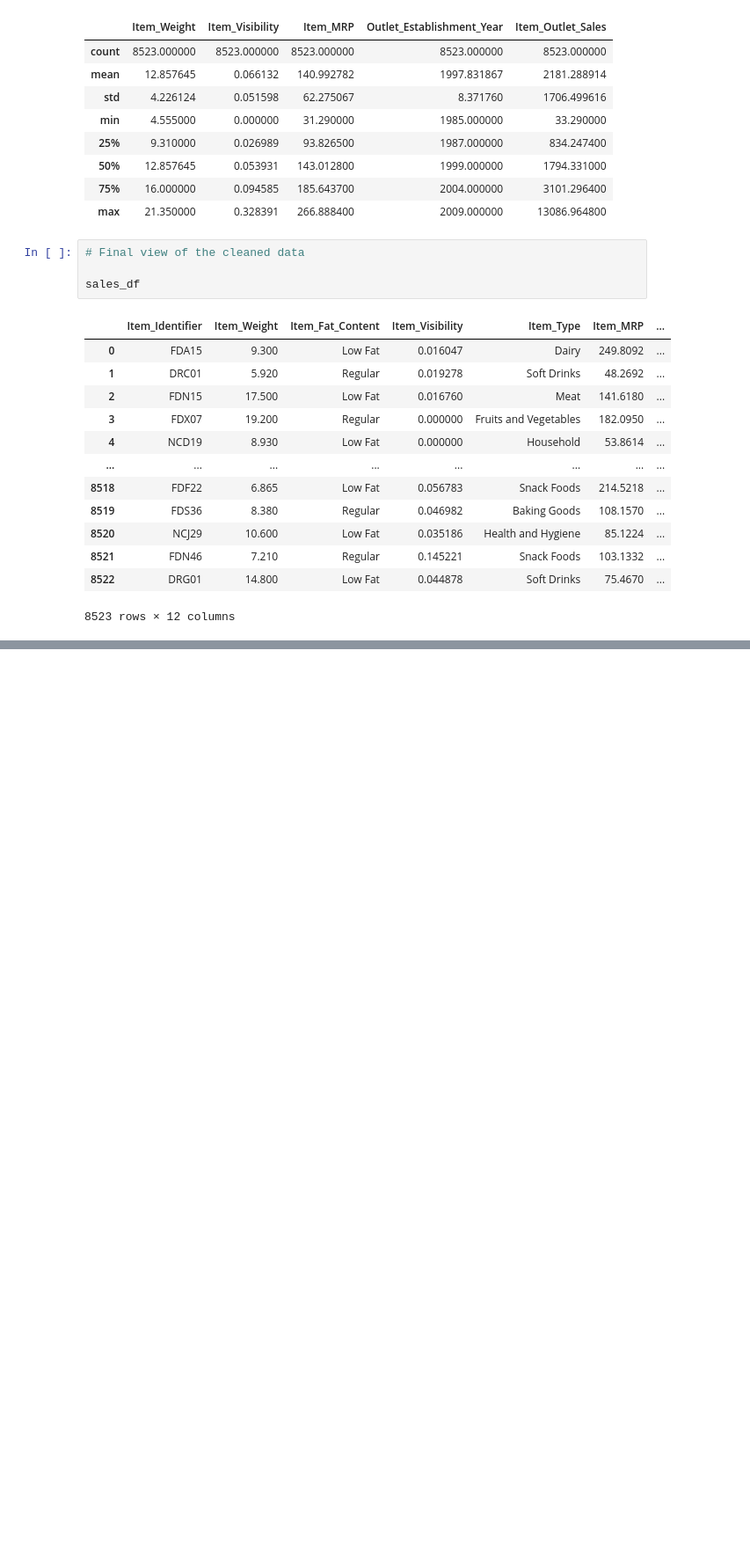
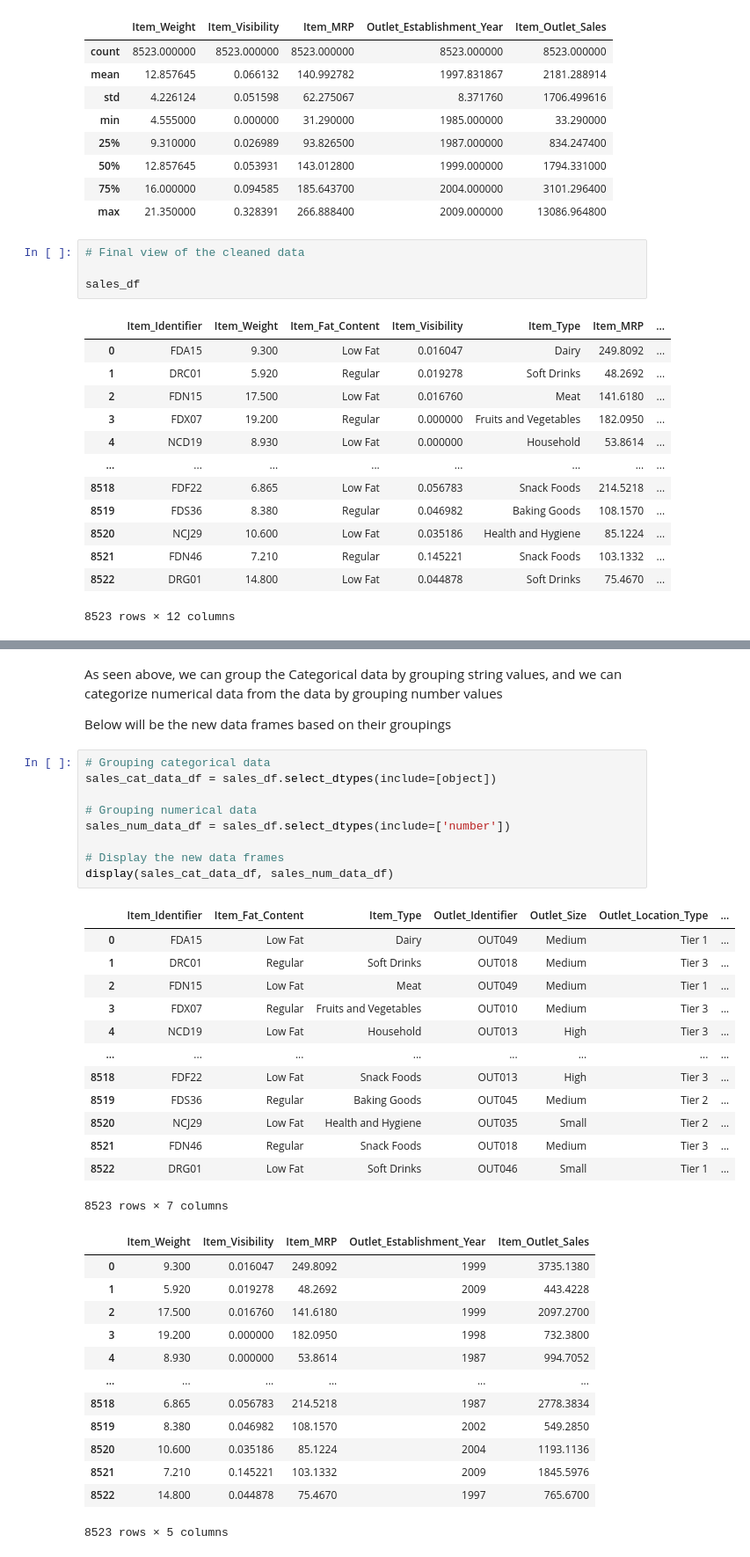
Before and after one commit to jpcanamaque/codingdojo-project, a Jupyter notebook: CodingDojo_Project.ipynb, the cells around one changed output, grey strips where cells are left out. Shown: that part at 88% size. Saved outputs shown, nothing was run; the diff lists cells and outputs as text; blank space fills up the shorter version.

```diff
--- a/CodingDojo_Project.ipynb
+++ b/CodingDojo_Project.ipynb
@@ -310,0 +328,40 @@ sales_df
+# %% [markdown]
+As seen above, we can group the Categorical data by grouping string values, and we can categorize numerical data from the data by grouping number values
+
+Below will be the new data frames based on their groupings
+# %%
+# Grouping categorical data
+sales_cat_data_df = sales_df.select_dtypes(include=[object])
+
+# Grouping numerical data
+sales_num_data_df = sales_df.select_dtypes(include=['number'])
+
+# Display the new data frames
+display(sales_cat_data_df, sales_num_data_df)
+# %% [output]
+|  | Item_Identifier | Item_Fat_Content | Item_Type | Outlet_Identifier | Outlet_Size | Outlet_Location_Type | ... |
+| 0 | FDA15 | Low Fat | Dairy | OUT049 | Medium | Tier 1 | ... |
+| 1 | DRC01 | Regular | Soft Drinks | OUT018 | Medium | Tier 3 | ... |
+| 2 | FDN15 | Low Fat | Meat | OUT049 | Medium | Tier 1 | ... |
+| 3 | FDX07 | Regular | Fruits and Vegetables | OUT010 | Medium | Tier 3 | ... |
+| 4 | NCD19 | Low Fat | Household | OUT013 | High | Tier 3 | ... |
+| ... | ... | ... | ... | ... | ... | ... | ... |
+| 8518 | FDF22 | Low Fat | Snack Foods | OUT013 | High | Tier 3 | ... |
+| 8519 | FDS36 | Regular | Baking Goods | OUT045 | Medium | Tier 2 | ... |
+| 8520 | NCJ29 | Low Fat | Health and Hygiene | OUT035 | Small | Tier 2 | ... |
+| 8521 | FDN46 | Regular | Snack Foods | OUT018 | Medium | Tier 3 | ... |
+| 8522 | DRG01 | Low Fat | Soft Drinks | OUT046 | Small | Tier 1 | ... |
+8523 rows × 7 columns
+|  | Item_Weight | Item_Visibility | Item_MRP | Outlet_Establishment_Year | Item_Outlet_Sales |
+| 0 | 9.300 | 0.016047 | 249.8092 | 1999 | 3735.1380 |
+| 1 | 5.920 | 0.019278 | 48.2692 | 2009 | 443.4228 |
+| 2 | 17.500 | 0.016760 | 141.6180 | 1999 | 2097.2700 |
+| 3 | 19.200 | 0.000000 | 182.0950 | 1998 | 732.3800 |
+| 4 | 8.930 | 0.000000 | 53.8614 | 1987 | 994.7052 |
+| ... | ... | ... | ... | ... | ... |
+| 8518 | 6.865 | 0.056783 | 214.5218 | 1987 | 2778.3834 |
+| 8519 | 8.380 | 0.046982 | 108.1570 | 2002 | 549.2850 |
+| 8520 | 10.600 | 0.035186 | 85.1224 | 2004 | 1193.1136 |
+| 8521 | 7.210 | 0.145221 | 103.1332 | 2009 | 1845.5976 |
+| 8522 | 14.800 | 0.044878 | 75.4670 | 1997 | 765.6700 |
+8523 rows × 5 columns
```
Also changed, not shown: parts of 20 cells of this notebook.
